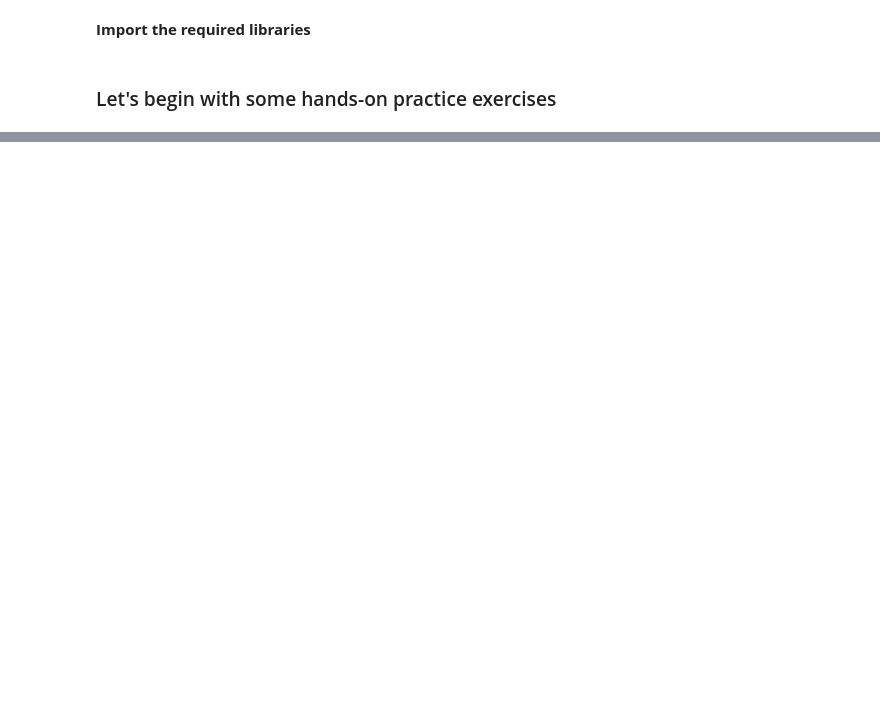
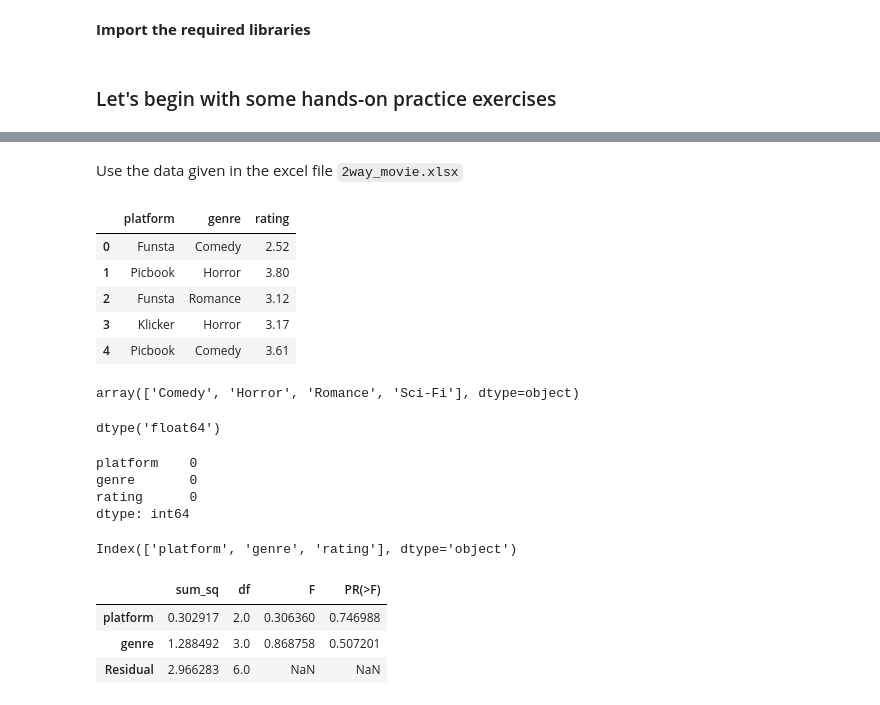
Before and after one commit to Basavaraj100/Statistics_for_machine_learning, a Jupyter notebook: STAT - Take Home - Questions.ipynb, the cells around one changed output, grey strips where cells are left out. Cells and saved outputs as stored; diff of their text form; code cells hidden in the pictures; blank space fills up the shorter version.

```diff
--- a/STAT - Take Home - Questions.ipynb
+++ b/STAT - Take Home - Questions.ipynb
@@ -370,0 +403,28 @@ type_2_error
+# %% [markdown]
+Use the data given in the excel file `2way_movie.xlsx`
+# %%
+# type your code here
+df=pd.read_excel(r'2way_movie.xlsx')
+df.head()
+# %% [output]
+|  | platform | genre | rating |
+| 0 | Funsta | Comedy | 2.52 |
+| 1 | Picbook | Horror | 3.80 |
+| 2 | Funsta | Romance | 3.12 |
+| 3 | Klicker | Horror | 3.17 |
+| 4 | Picbook | Comedy | 3.61 |
+# %%
+df['genre'].unique()
+# %% [output]
+array(['Comedy', 'Horror', 'Romance', 'Sci-Fi'], dtype=object)
+# %%
+df['rating'].dtype
+# %% [output]
+dtype('float64')
+# %%
+df.isna().sum()
+# %% [output]
+platform    0
+genre       0
+rating      0
+dtype: int64
@@ -370,0 +434,13 @@ type_2_error
+# %%
+df.columns
+# %% [output]
+Index(['platform', 'genre', 'rating'], dtype='object')
+# %%
+model=ols('rating ~ platform +genre ',data=df).fit()
+m=sm.stats.anova_lm(model,typ=2)
+m
+# %% [output]
+|  | sum_sq | df | F | PR(>F) |
+| platform | 0.302917 | 2.0 | 0.306360 | 0.746988 |
+| genre | 1.288492 | 3.0 | 0.868758 | 0.507201 |
+| Residual | 2.966283 | 6.0 | NaN | NaN |
```
Also changed, not shown: parts of 110 cells of this notebook, 5 other files.
